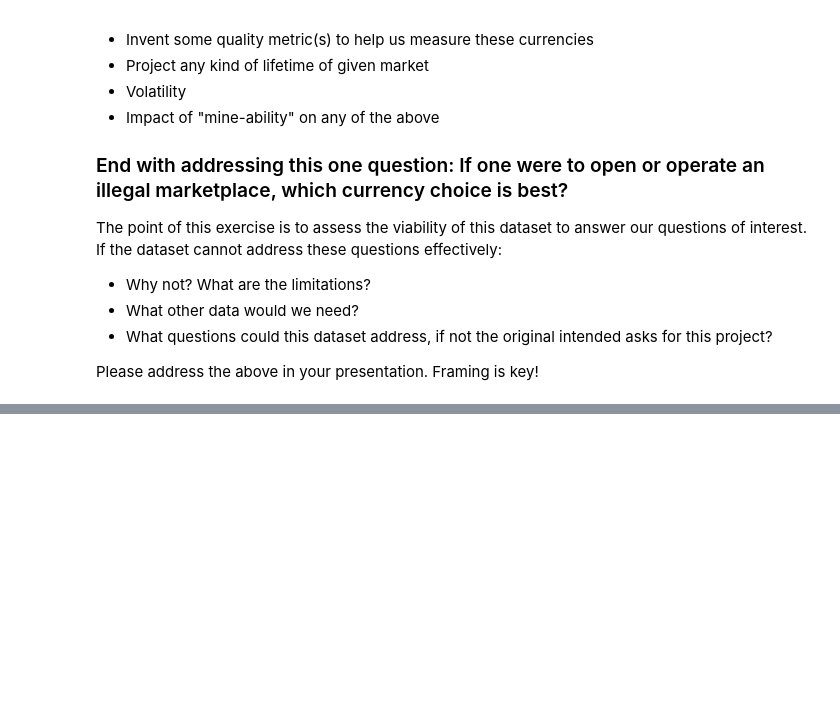
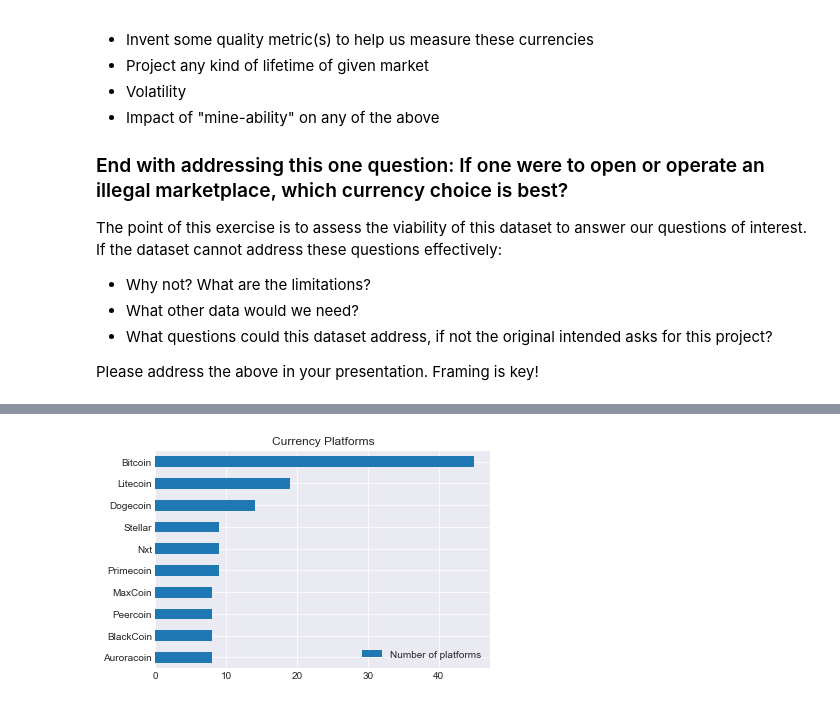
Before and after one commit to cqfkfc/ga-group-project-1, a Jupyter notebook: team-silkroad.ipynb, the cells around one changed output, grey strips where cells are left out. Cells and saved outputs as stored; diff of their text form; code cells hidden in the pictures; blank space fills up the shorter version.

```diff
--- a/team-silkroad.ipynb
+++ b/team-silkroad.ipynb
@@ -100,7 +114,7 @@ memory usage: 72.8+ KB
 # %%
 # split exchanges' traded currencies to 2 columns
 exchanges['Traded Currency 1'] = exchanges['Traded Currencies'].apply(lambda x: x.split(',')[0])
-exchanges['Traded Currency 2'] = exchanges['Traded Currencies'].apply(lambda x: x.split(',')[1])
+exchanges['Traded Currency 2'] = exchanges['Traded Currencies'].apply(lambda x: x.split(',')[1].strip())
 exchanges.head()
 # %% [output]
 |  | ID | Traded Currencies | Percentage of Market | Source | Volume (17 Oct. '14) | Price | Volume (%) | ... |
@@ -136,0 +211,8 @@ plt.show()
+# %%
+g = pd.DataFrame({x: [v] for x, v in source_field_analysis_count.items() if x not in hardfx}).T
+title = 'Number of platforms'
+g.columns = [title]
+plt.style.use('seaborn-darkgrid')
+g.sort_values(by=[title], ascending=False).head(10).plot(kind='barh', title='Currency Platforms').invert_yaxis()
+# %% [output]
+[figure, added]
```
Also changed, not shown: parts of 7 cells of this notebook.
